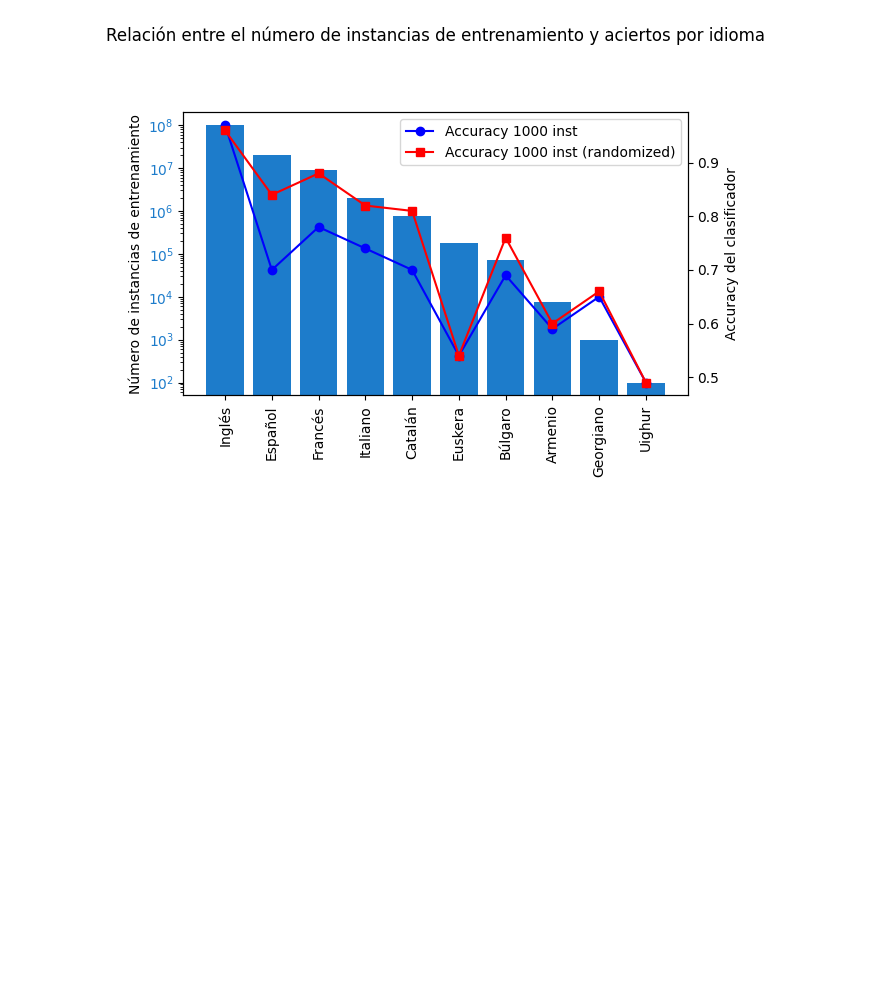
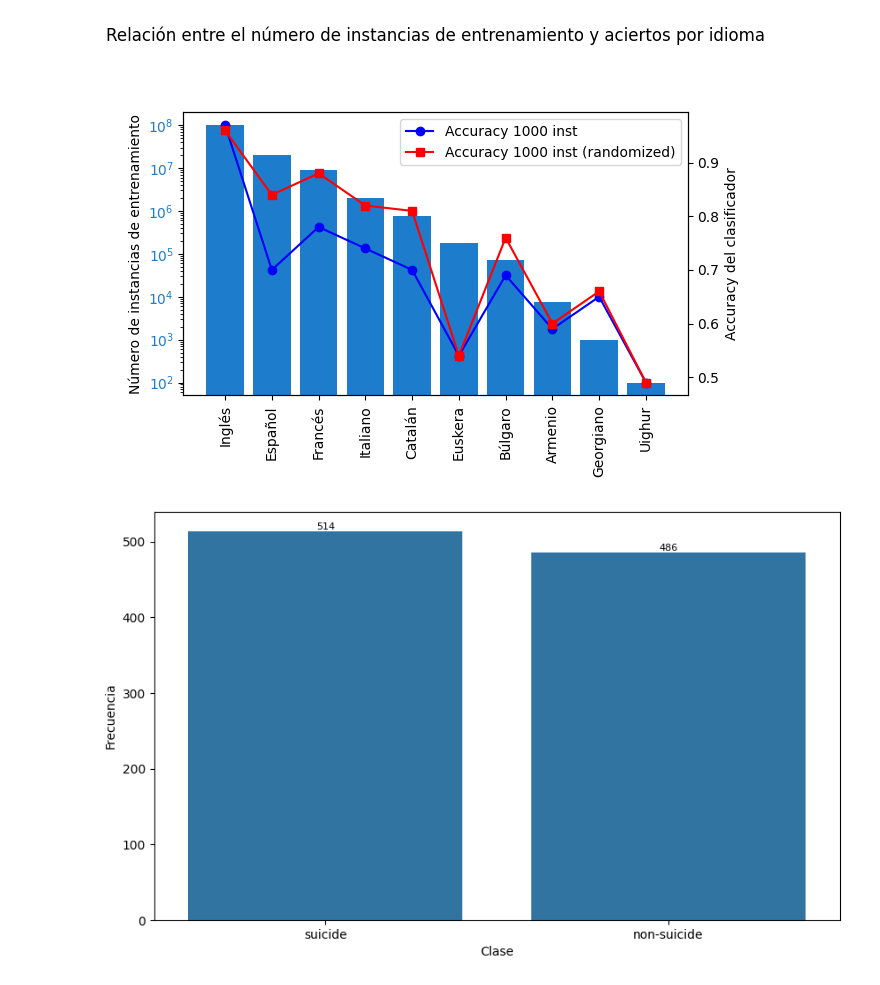
Before and after one commit to Sergiom8m/Supervised_clasification_RQ, a Jupyter notebook: notebooks/Charts.ipynb, the cells around one changed output. Drawn from its saved outputs; the diff is of its cells as text; code cells hidden in the pictures; blank space fills up the shorter version.

```diff
--- a/notebooks/Charts.ipynb
+++ b/notebooks/Charts.ipynb
@@ -161,3 +166,40 @@ plt.tight_layout()  # Ajustar diseño para evitar superposición
 plt.show()
 # %% [output]
 [figure]
+# %%
+import pandas as pd
+import matplotlib.pyplot as plt
+import seaborn as sns
+
+# Cargar el archivo CSV
+archivo_csv = '../modified_csv/randomized_test.csv'
+datos = pd.read_csv(archivo_csv)
+
+# Contar la frecuencia de cada clase
+conteo_clases = datos['class'].value_counts()
+
+# Crear un gráfico de barras vertical con colores diferentes
+plt.figure(figsize=(10, 6))
+ax = sns.barplot(x=conteo_clases.index, y=conteo_clases.values)
+
+# Añadir etiquetas y título
+plt.xlabel('Clase')
+plt.ylabel('Frecuencia')
+
+# Añadir números en cada barra
+for i, v in enumerate(conteo_clases.values):
+    ax.text(i, v + 0.1, str(v), ha='center', va='bottom', fontsize=8)
+
+# Configurar el fondo del gráfico como blanco
+plt.gca().set_facecolor('white')
+
+# Configurar los ejes para que formen un cuadro
+ax.spines['top'].set_color('black')
+ax.spines['right'].set_color('black')
+ax.spines['bottom'].set_color('black')
+ax.spines['left'].set_color('black')
+
+# Mostrar el gráfico
+plt.show()
+# %% [output]
+[figure, added]
```
Also changed, not shown: parts of 2 cells of this notebook, 30 other files.
